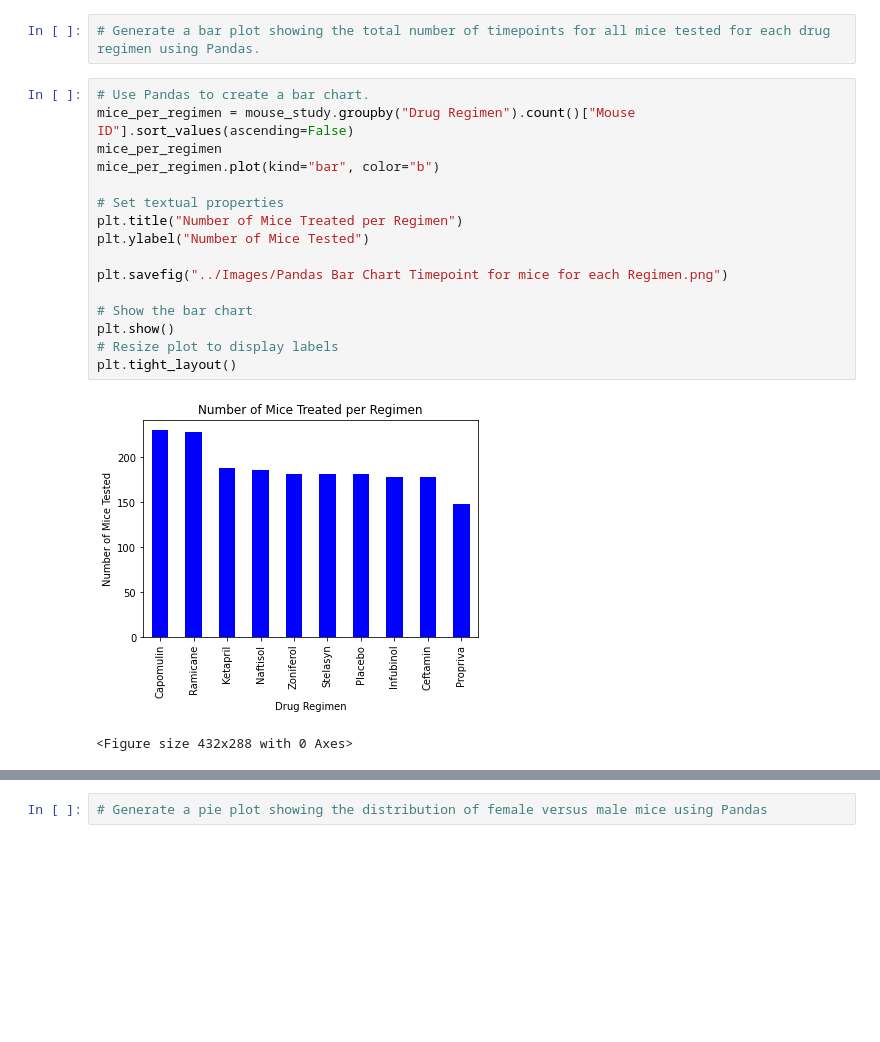
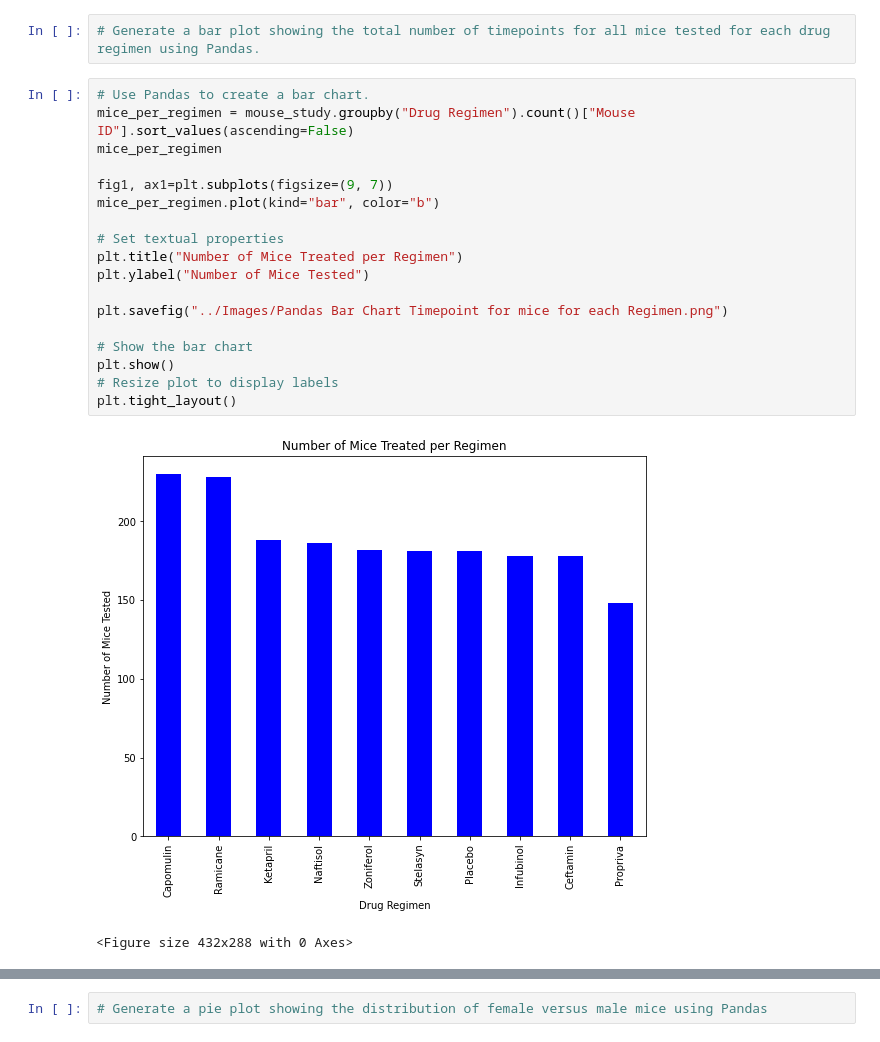
Before and after one commit to byronpineda225/Matplotlib-challenge, a Jupyter notebook: Pymaceuticals/pymaceuticals_starter.ipynb, the cells around one changed output, grey strips where cells are left out. Cells and saved outputs as stored; diff of their text form; blank space fills up the shorter version.

Commit message:
Added in titles and some minor fixes to figures.

```diff
--- a/Pymaceuticals/pymaceuticals_starter.ipynb
+++ b/Pymaceuticals/pymaceuticals_starter.ipynb
@@ -183,21 +183,23 @@ new_drug_regimen_summary_chart
 # %%
 # Use Pandas to create a bar chart.
 mice_per_regimen = mouse_study.groupby("Drug Regimen").count()["Mouse ID"].sort_values(ascending=False)
 mice_per_regimen
+
+fig1, ax1=plt.subplots(figsize=(9, 7))
 mice_per_regimen.plot(kind="bar", color="b")
 
 # Set textual properties
 plt.title("Number of Mice Treated per Regimen")
 plt.ylabel("Number of Mice Tested")
 
 plt.savefig("../Images/Pandas Bar Chart Timepoint for mice for each Regimen.png")
 
 # Show the bar chart
 plt.show()
 # Resize plot to display labels
 plt.tight_layout()
 # %% [output]
-[figure, old version]
+[figure, new version]
 <Figure size 432x288 with 0 Axes>
 # %%
 # Generate a bar plot showing the total number of timepoints for all mice tested for each drug regimen using pyplot.
```
Also changed, not shown: parts of 6 cells of this notebook, 6 other files.
